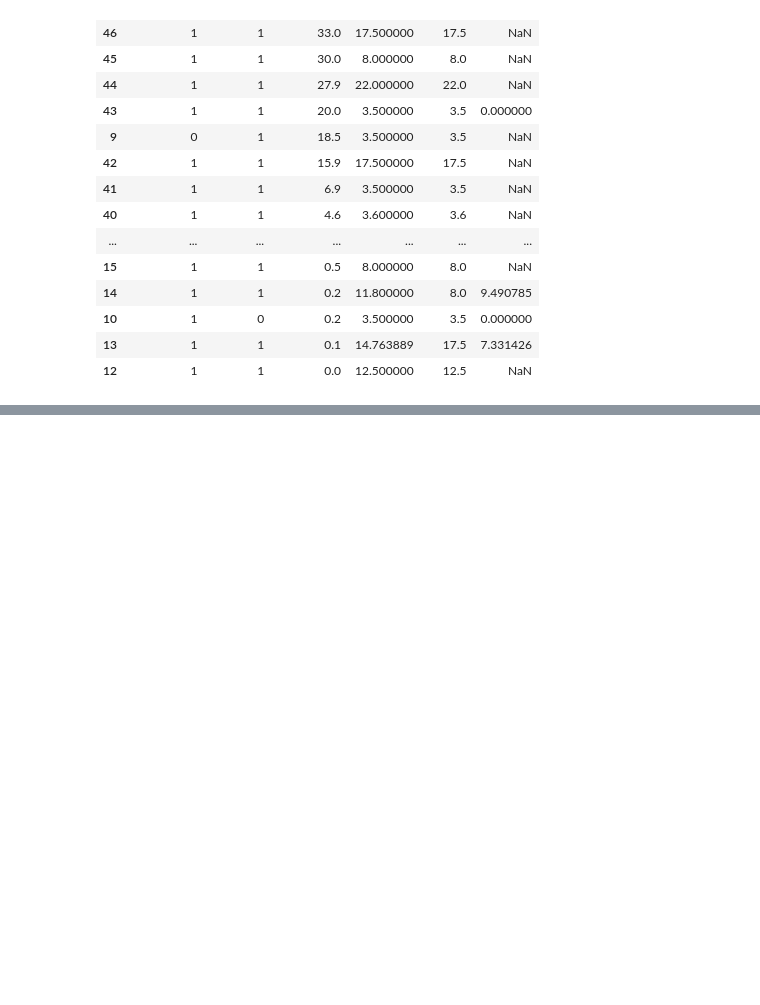
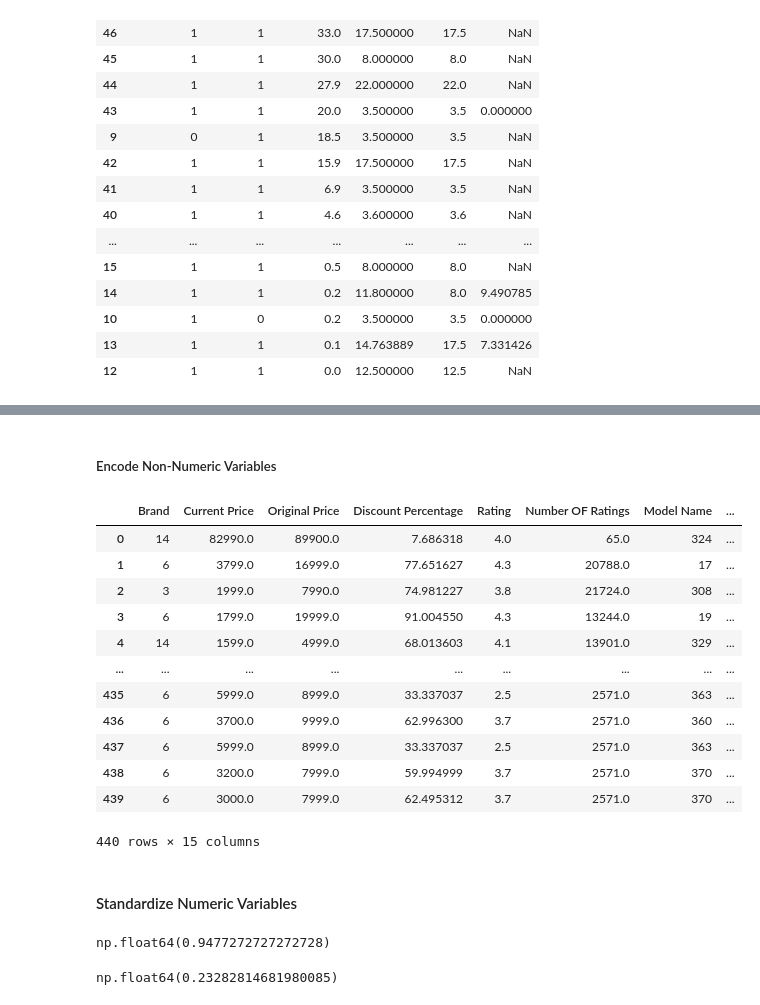
Before and after one commit to bhaveshsolanki159-codex/ML-mini-practice-Projects, a Jupyter notebook: Watch Price Predictions/main.ipynb, the cells around one changed output, grey strips where cells are left out. Saved outputs shown, nothing was run; the diff lists cells and outputs as text; code cells hidden in the pictures; blank space fills up the shorter version.

Commit message:
LabelEncoding and StanderScaling is done on features

```diff
--- a/Watch Price Predictions/main.ipynb
+++ b/Watch Price Predictions/main.ipynb
@@ -605,0 +636,3 @@ summary_stats
+# %%
+df = data.copy()
+df.info()
@@ -605,0 +657,34 @@ summary_stats
+# %% [markdown]
+##### Encode Non-Numeric Variables
+# %%
+le = LabelEncoder()
+
+for i in df.columns:
+    if df[i].dtype == 'str':
+        df[i] = le.fit_transform(df[i])
+
+df
+# %% [output]
+|  | Brand | Current Price | Original Price | Discount Percentage | Rating | Number OF Ratings | Model Name | ... |
+| 0 | 14 | 82990.0 | 89900.0 | 7.686318 | 4.0 | 65.0 | 324 | ... |
+| 1 | 6 | 3799.0 | 16999.0 | 77.651627 | 4.3 | 20788.0 | 17 | ... |
+| 2 | 3 | 1999.0 | 7990.0 | 74.981227 | 3.8 | 21724.0 | 308 | ... |
+| 3 | 6 | 1799.0 | 19999.0 | 91.004550 | 4.3 | 13244.0 | 19 | ... |
+| 4 | 14 | 1599.0 | 4999.0 | 68.013603 | 4.1 | 13901.0 | 329 | ... |
+| ... | ... | ... | ... | ... | ... | ... | ... | ... |
+| 435 | 6 | 5999.0 | 8999.0 | 33.337037 | 2.5 | 2571.0 | 363 | ... |
+| 436 | 6 | 3700.0 | 9999.0 | 62.996300 | 3.7 | 2571.0 | 360 | ... |
+| 437 | 6 | 5999.0 | 8999.0 | 33.337037 | 2.5 | 2571.0 | 363 | ... |
+| 438 | 6 | 3200.0 | 7999.0 | 59.994999 | 3.7 | 2571.0 | 370 | ... |
+| 439 | 6 | 3000.0 | 7999.0 | 62.495312 | 3.7 | 2571.0 | 370 | ... |
+440 rows × 15 columns
+# %% [markdown]
+#### Standardize Numeric Variables
+# %%
+data['Touchscreen'].mean()
+# %% [output]
+np.float64(0.9477272727272728)
+# %%
+data["Touchscreen"].std()
+# %% [output]
+np.float64(0.23282814681980085)
```
Also changed, not shown: parts of 5 cells of this notebook.
